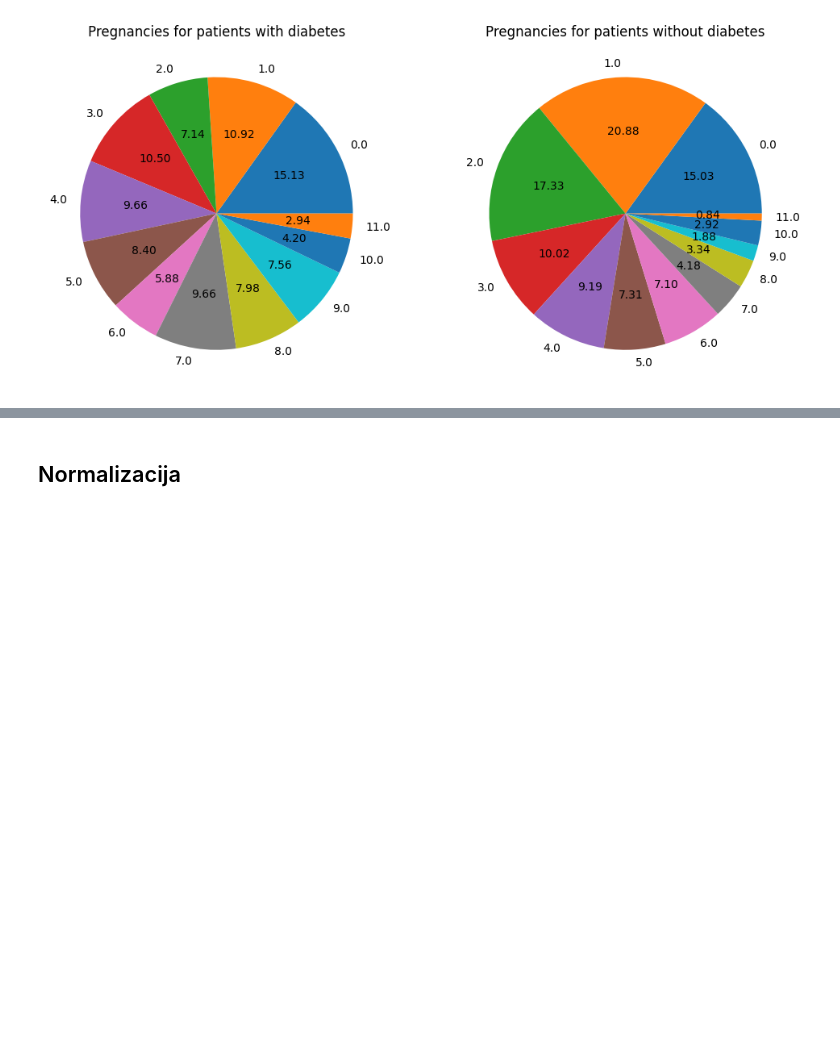
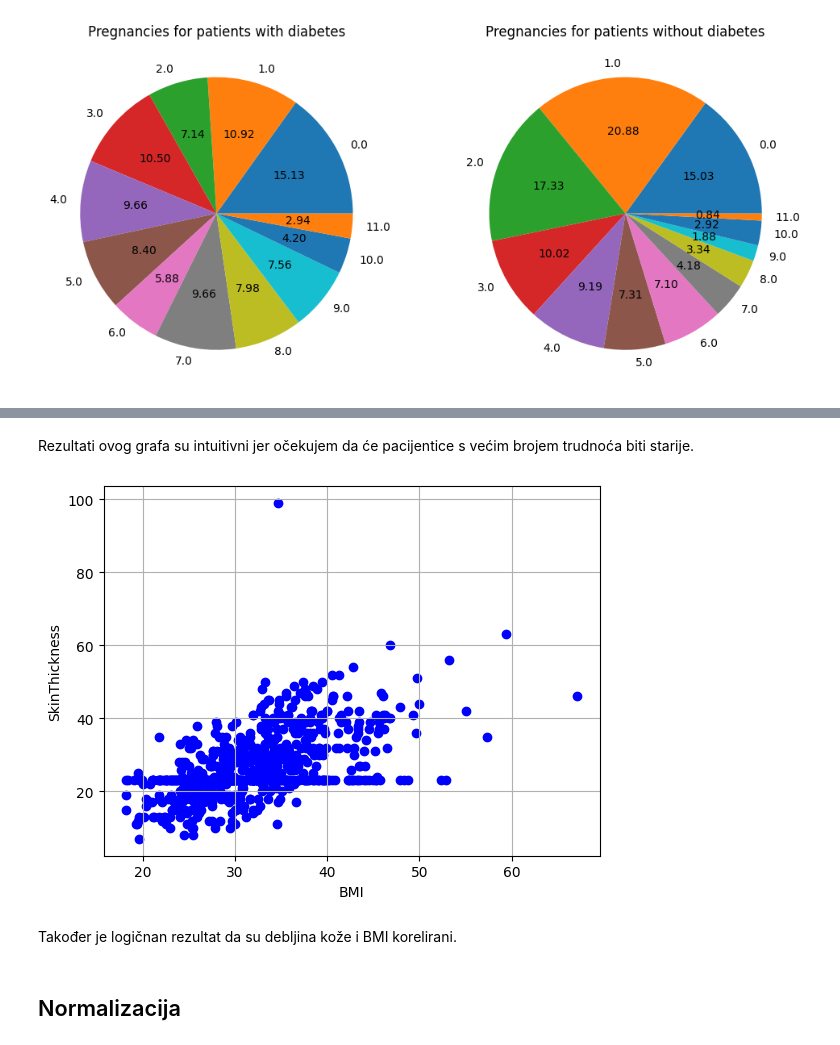
Before and after one commit to pb7932/UZOP, a Jupyter notebook: UZOP_PetarBenjak_diabetes.ipynb, the cells around one changed output, grey strips where cells are left out. Saved outputs shown, nothing was run; the diff lists cells and outputs as text; code cells hidden in the pictures; blank space fills up the shorter version.

```diff
--- a/UZOP_PetarBenjak_diabetes.ipynb
+++ b/UZOP_PetarBenjak_diabetes.ipynb
@@ -297,3 +319,22 @@ Text(0.5, 1.0, 'Pregnancies for patients without diabetes')
+# %% [markdown]
+Rezultati ovog grafa su intuitivni jer očekujem da će pacijentice s većim brojem trudnoća biti starije.
+# %%
+plt.scatter(df['BMI'], df['SkinThickness'], marker='o', color='blue', label='Scatter Plot')
+
+# Add labels and title
+plt.xlabel('BMI')
+plt.ylabel('SkinThickness')
+
+# Add a legend (if you have multiple data series)
+# plt.legend()
+
+# Show the plot
+plt.grid(True)  # Add grid lines if needed
+plt.show()
+# %% [output]
+[figure, added]
+# %% [markdown]
+Također je logičnan rezultat da su debljina kože i BMI korelirani.
 # %% [markdown]
 ## Normalizacija
 # %% [markdown]
```
Also changed, not shown: parts of 8 cells of this notebook.
